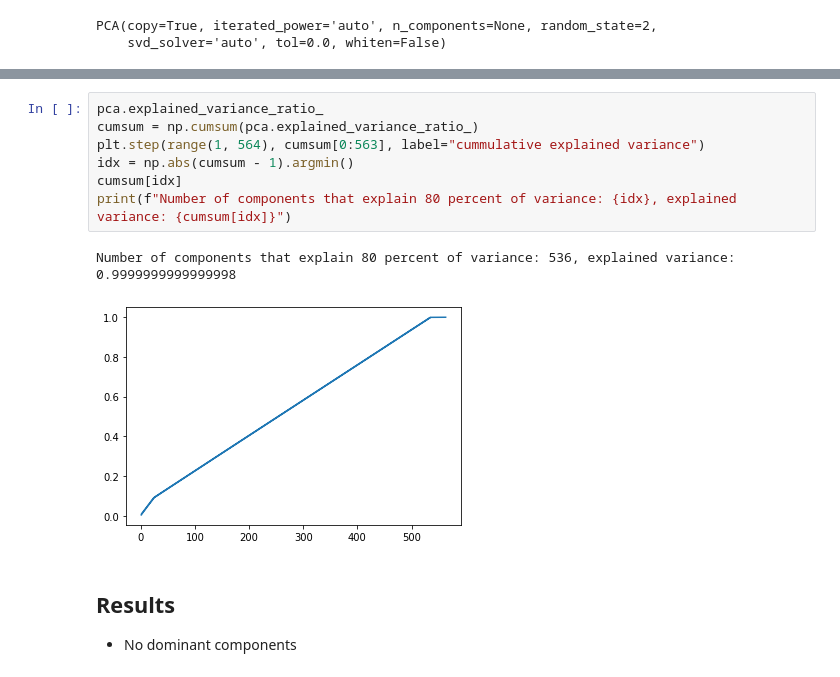
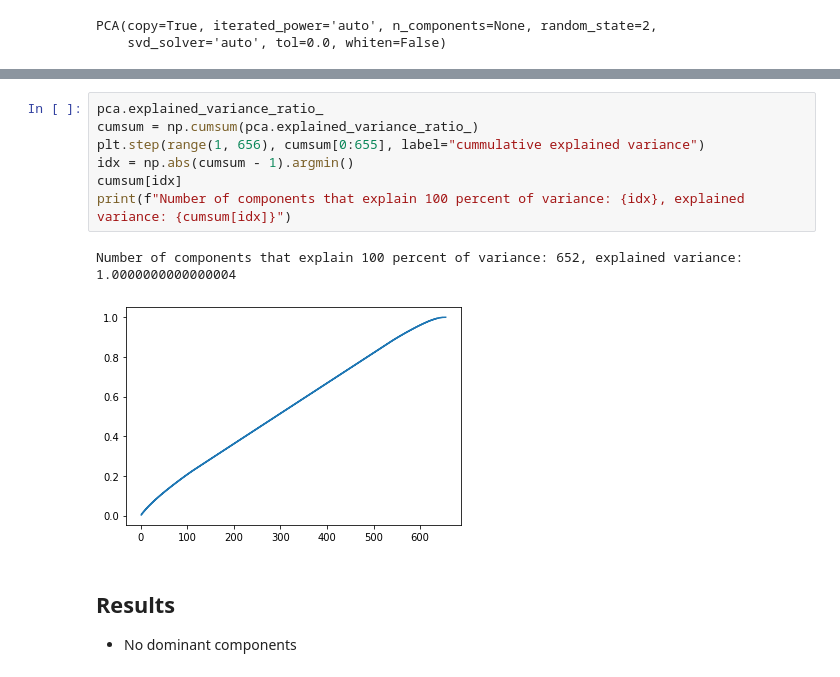
Before and after one commit to DimonLuk/abit_helper_model, a Jupyter notebook: notebooks/analyse_datasets.ipynb, the cells around one changed output, grey strips where cells are left out. Saved outputs shown, nothing was run; the diff lists cells and outputs as text.

```diff
--- a/notebooks/analyse_datasets.ipynb
+++ b/notebooks/analyse_datasets.ipynb
@@ -86,13 +86,13 @@ X.shape[1]
 # %%
 pca.explained_variance_ratio_
 cumsum = np.cumsum(pca.explained_variance_ratio_)
-plt.step(range(1, 564), cumsum[0:563], label="cummulative explained variance")
+plt.step(range(1, 656), cumsum[0:655], label="cummulative explained variance")
 idx = np.abs(cumsum - 1).argmin()
 cumsum[idx]
-print(f"Number of components that explain 80 percent of variance: {idx}, explained variance: {cumsum[idx]}")
+print(f"Number of components that explain 100 percent of variance: {idx}, explained variance: {cumsum[idx]}")
 # %% [output]
-Number of components that explain 80 percent of variance: 536, explained variance: 0.9999999999999998
+Number of components that explain 100 percent of variance: 652, explained variance: 1.0000000000000004
-[figure, old version]
+[figure, new version]
 # %% [markdown]
 ## Results
  - No dominant components
```
Also changed, not shown: parts of 4 cells of this notebook, 3 other files.
